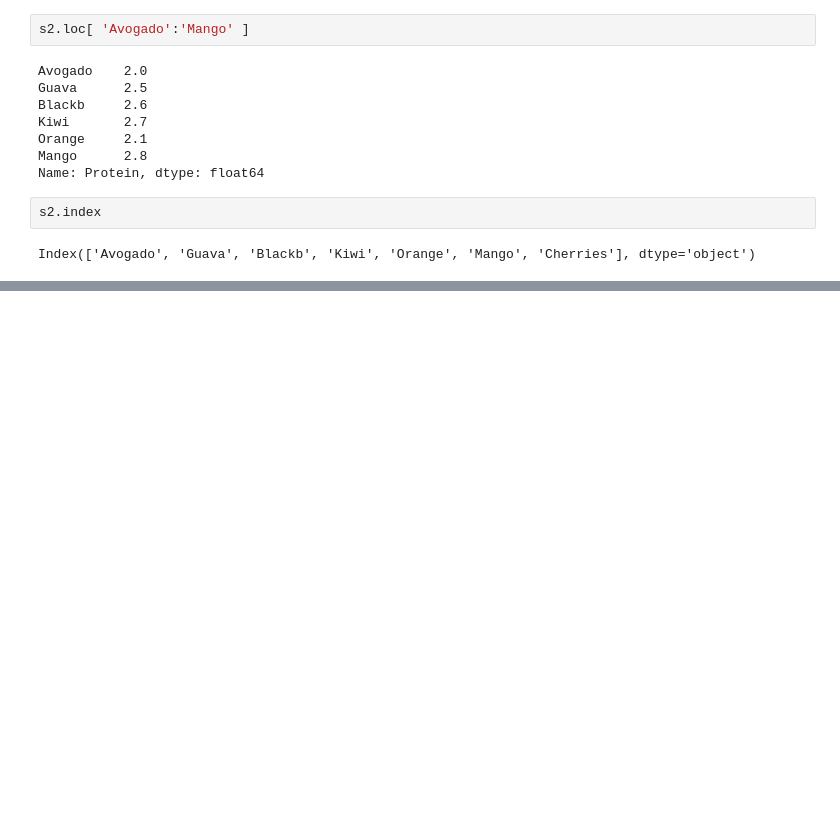
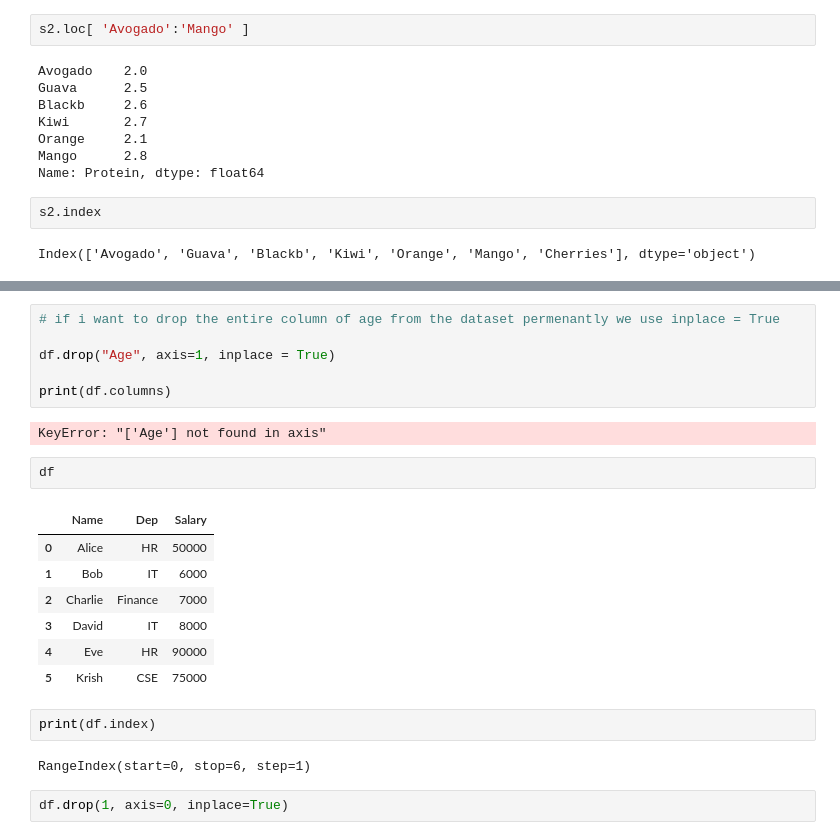
Before and after one commit to A-ghori/Matplot-Seaborn, a Jupyter notebook: matplot.ipynb, the cells around one changed output, grey strips where cells are left out. Saved outputs shown, nothing was run; the diff lists cells and outputs as text; blank space fills up the shorter version.

```diff
--- a/matplot.ipynb
+++ b/matplot.ipynb
@@ -440,0 +528,24 @@ Index(['Avogado', 'Guava', 'Blackb', 'Kiwi', 'Orange', 'Mango', 'Cherries'], dty
+# %%
+# if i want to drop the entire column of age from the dataset permenantly we use inplace = True
+
+df.drop("Age", axis=1, inplace = True)
+
+print(df.columns)
+# %% [output]
+KeyError: "['Age'] not found in axis"
+# %%
+df
+# %% [output]
+|  | Name | Dep | Salary |
+| 0 | Alice | HR | 50000 |
+| 1 | Bob | IT | 6000 |
+| 2 | Charlie | Finance | 7000 |
+| 3 | David | IT | 8000 |
+| 4 | Eve | HR | 90000 |
+| 5 | Krish | CSE | 75000 |
+# %%
+print(df.index)
+# %% [output]
+RangeIndex(start=0, stop=6, step=1)
+# %%
+df.drop(1, axis=0, inplace=True)
```
Also changed, not shown: parts of 18 cells of this notebook.
